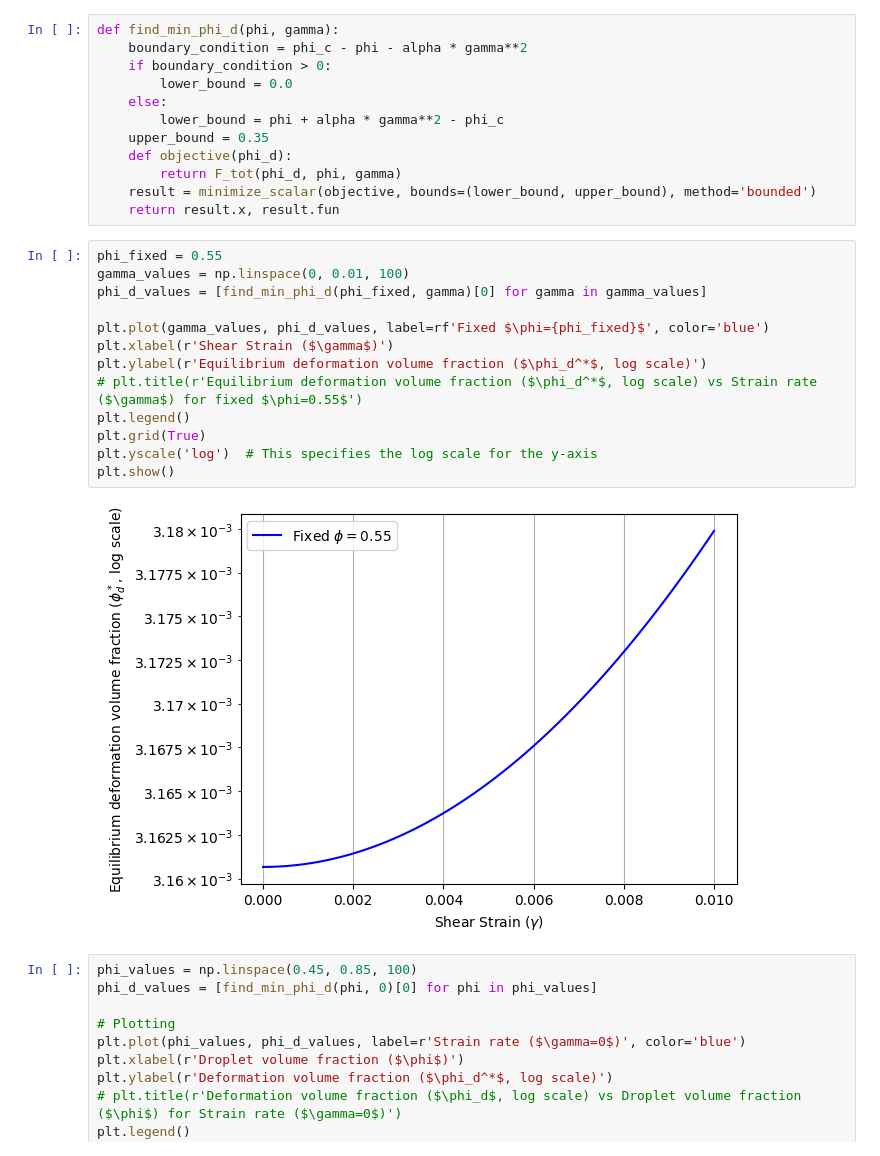
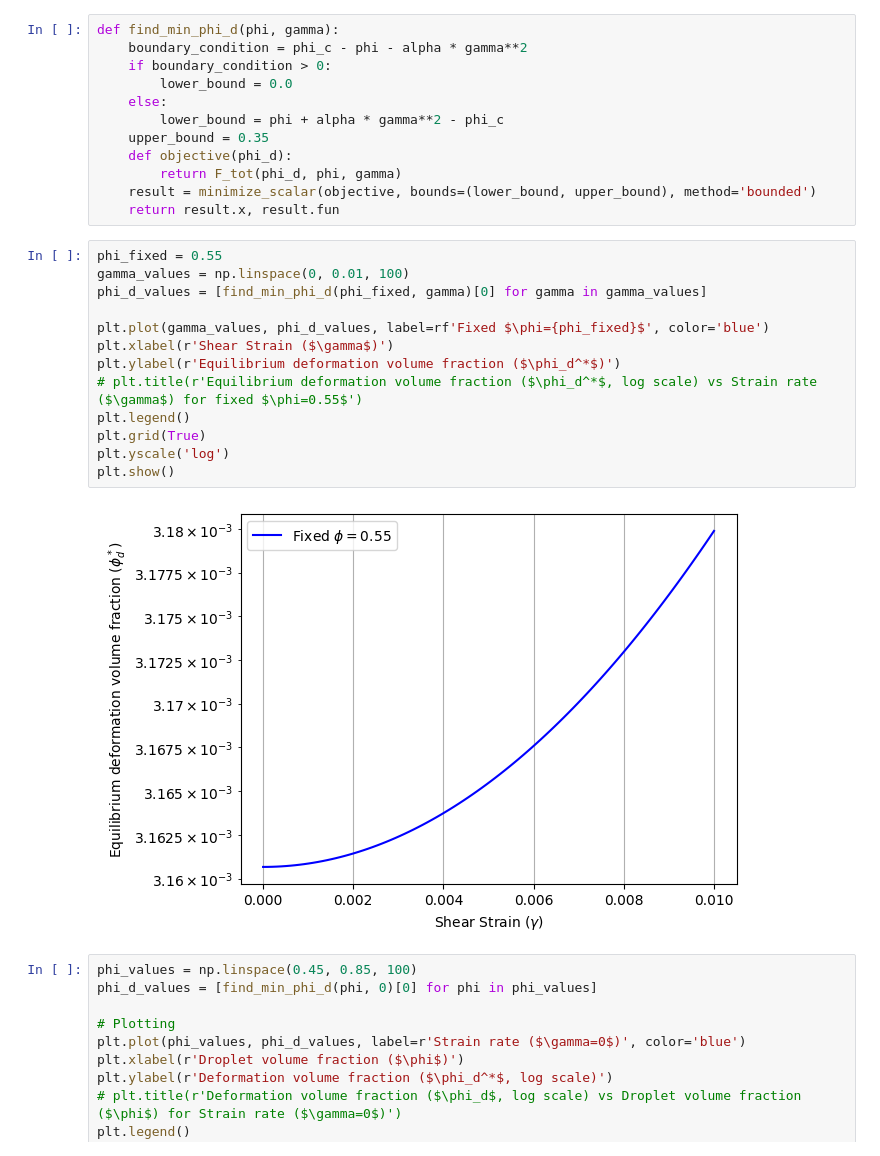
Before and after one commit to inxslynne/thesisproject, a Jupyter notebook: Kim&Mason/py-kimmason-final.ipynb, the cells around one changed output. Cells and saved outputs as stored; diff of their text form.

```diff
--- a/Kim&Mason/py-kimmason-final.ipynb
+++ b/Kim&Mason/py-kimmason-final.ipynb
@@ -57,18 +59,18 @@ def find_min_phi_d(phi, gamma):
 # %%
 phi_fixed = 0.55
 gamma_values = np.linspace(0, 0.01, 100)
 phi_d_values = [find_min_phi_d(phi_fixed, gamma)[0] for gamma in gamma_values]
 
 plt.plot(gamma_values, phi_d_values, label=rf'Fixed $\phi={phi_fixed}$', color='blue')
 plt.xlabel(r'Shear Strain ($\gamma$)')
-plt.ylabel(r'Equilibrium deformation volume fraction ($\phi_d^*$, log scale)')
+plt.ylabel(r'Equilibrium deformation volume fraction ($\phi_d^*$)')
 # plt.title(r'Equilibrium deformation volume fraction ($\phi_d^*$, log scale) vs Strain rate ($\gamma$) for fixed $\phi=0.55$')
 plt.legend()
 plt.grid(True)
-plt.yscale('log')  # This specifies the log scale for the y-axis
+plt.yscale('log')
 plt.show()
 # %% [output]
-[figure, old version]
+[figure, new version]
 # %%
 phi_values = np.linspace(0.45, 0.85, 100)
 phi_d_values = [find_min_phi_d(phi, 0)[0] for phi in phi_values]
```
Also changed, not shown: parts of 11 cells of this notebook, 5 other files.
